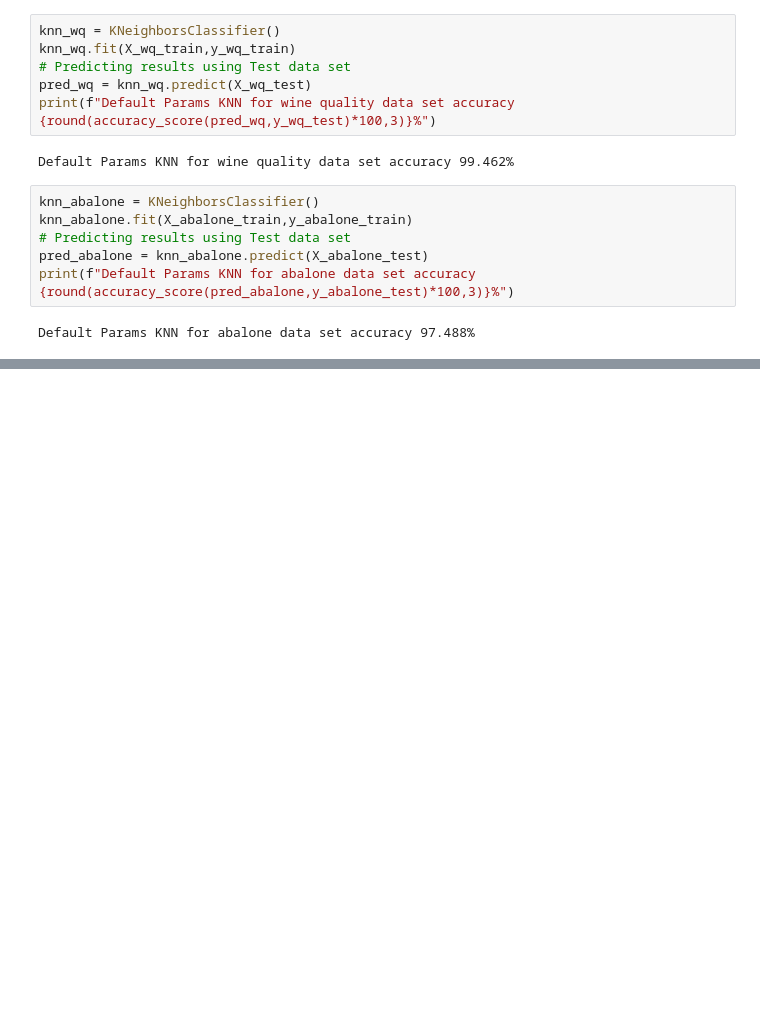
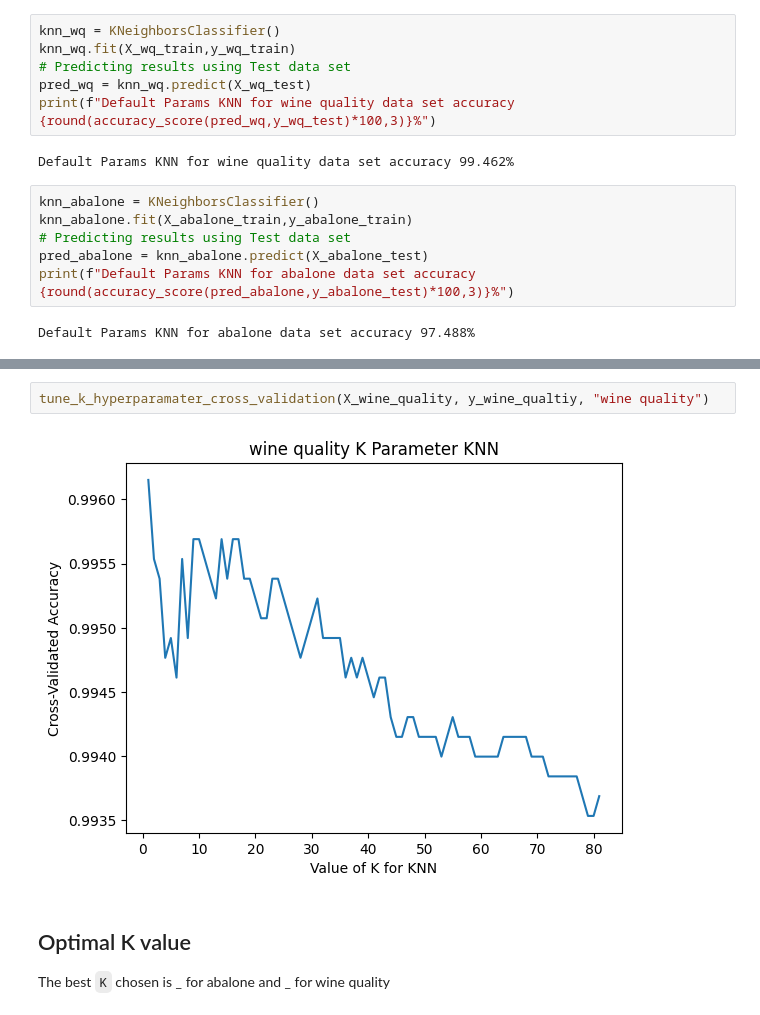
Before and after one commit to niiquaye/ECE457B, a Jupyter notebook: W25-asg1/assignment.ipynb, the cells around one changed output, grey strips where cells are left out. Drawn from its saved outputs; the diff is of its cells as text; blank space fills up the shorter version.

```diff
--- a/W25-asg1/assignment.ipynb
+++ b/W25-asg1/assignment.ipynb
@@ -241,0 +266,7 @@ Default Params KNN for abalone data set accuracy 97.488%
+# %%
+tune_k_hyperparamater_cross_validation(X_wine_quality, y_wine_qualtiy, "wine quality")
+# %% [output]
+[figure, added]
+# %% [markdown]
+## Optimal K value
+The best `K` chosen is _ for abalone and _ for wine quality
```
Also changed, not shown: parts of 10 cells of this notebook, 1 other file.
